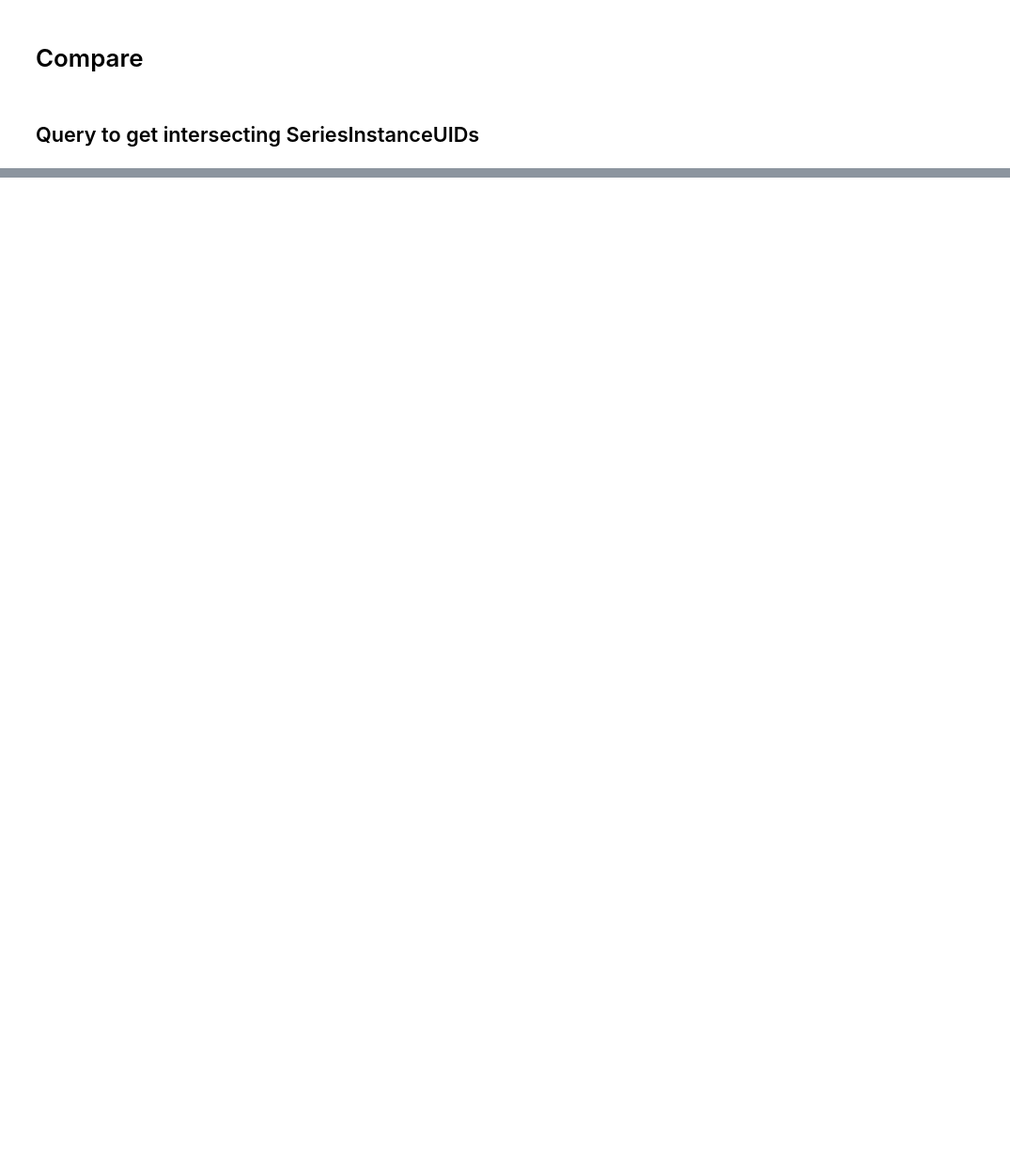
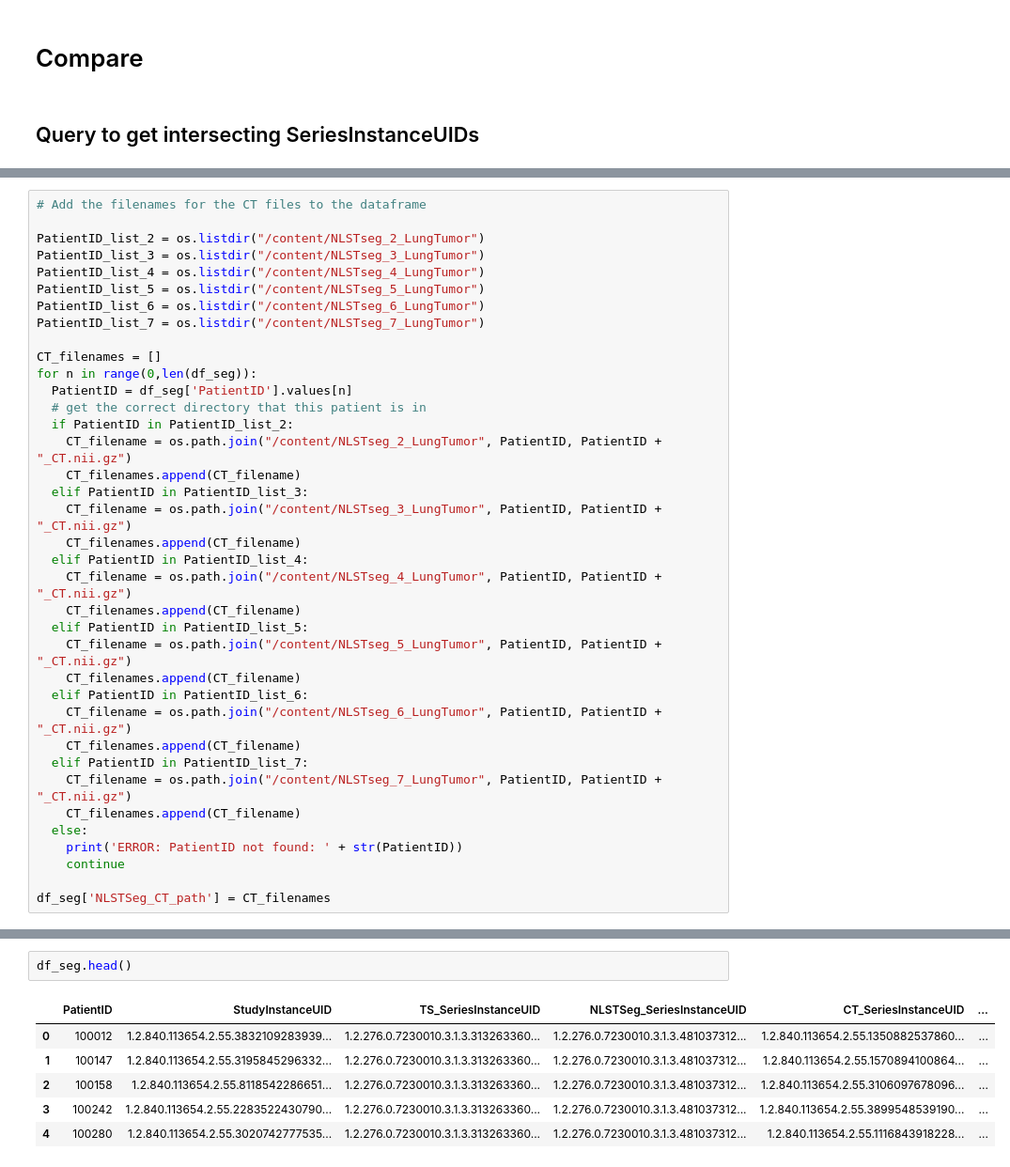
Before and after one commit to deepakri201/NLSTNatureSciData, a Jupyter notebook: TechnicalValidation/consistencyChecks/NLSTSegVsTS.ipynb, the cells around one changed output, grey strips where cells are left out. Shown: that part at 94% size. Cells and saved outputs as stored; diff of their text form; blank space fills up the shorter version.

```diff
--- a/TechnicalValidation/consistencyChecks/NLSTSegVsTS.ipynb
+++ b/TechnicalValidation/consistencyChecks/NLSTSegVsTS.ipynb
@@ -279 +283,38 @@ See the caveats in the documentation: https://pandas.pydata.org/pandas-docs/stab
+# %%
+# Add the filenames for the CT files to the dataframe
+
+PatientID_list_2 = os.listdir("/content/NLSTseg_2_LungTumor")
+PatientID_list_3 = os.listdir("/content/NLSTseg_3_LungTumor")
+PatientID_list_4 = os.listdir("/content/NLSTseg_4_LungTumor")
+PatientID_list_5 = os.listdir("/content/NLSTseg_5_LungTumor")
+PatientID_list_6 = os.listdir("/content/NLSTseg_6_LungTumor")
+PatientID_list_7 = os.listdir("/content/NLSTseg_7_LungTumor")
+
+CT_filenames = []
+for n in range(0,len(df_seg)):
+  PatientID = df_seg['PatientID'].values[n]
+  # get the correct directory that this patient is in
+  if PatientID in PatientID_list_2:
+    CT_filename = os.path.join("/content/NLSTseg_2_LungTumor", PatientID, PatientID + "_CT.nii.gz")
+    CT_filenames.append(CT_filename)
+  elif PatientID in PatientID_list_3:
+    CT_filename = os.path.join("/content/NLSTseg_3_LungTumor", PatientID, PatientID + "_CT.nii.gz")
+    CT_filenames.append(CT_filename)
+  elif PatientID in PatientID_list_4:
+    CT_filename = os.path.join("/content/NLSTseg_4_LungTumor", PatientID, PatientID + "_CT.nii.gz")
+    CT_filenames.append(CT_filename)
+  elif PatientID in PatientID_list_5:
+    CT_filename = os.path.join("/content/NLSTseg_5_LungTumor", PatientID, PatientID + "_CT.nii.gz")
+    CT_filenames.append(CT_filename)
+  elif PatientID in PatientID_list_6:
+    CT_filename = os.path.join("/content/NLSTseg_6_LungTumor", PatientID, PatientID + "_CT.nii.gz")
+    CT_filenames.append(CT_filename)
+  elif PatientID in PatientID_list_7:
+    CT_filename = os.path.join("/content/NLSTseg_7_LungTumor", PatientID, PatientID + "_CT.nii.gz")
+    CT_filenames.append(CT_filename)
+  else:
+    print('ERROR: PatientID not found: ' + str(PatientID))
+    continue
+
+df_seg['NLSTSeg_CT_path'] = CT_filenames
 # %% [markdown]
@@ -281,3 +322,12 @@ See the caveats in the documentation: https://pandas.pydata.org/pandas-docs/stab
+# %%
+df_seg.head()
+# %% [output]
+|  | PatientID | StudyInstanceUID | TS_SeriesInstanceUID | NLSTSeg_SeriesInstanceUID | CT_SeriesInstanceUID | ... |
+| 0 | 100012 | 1.2.840.113654.2.55.3832109283939... | 1.2.276.0.7230010.3.1.3.313263360... | 1.2.276.0.7230010.3.1.3.481037312... | 1.2.840.113654.2.55.1350882537860... | ... |
+| 1 | 100147 | 1.2.840.113654.2.55.3195845296332... | 1.2.276.0.7230010.3.1.3.313263360... | 1.2.276.0.7230010.3.1.3.481037312... | 1.2.840.113654.2.55.1570894100864... | ... |
+| 2 | 100158 | 1.2.840.113654.2.55.8118542286651... | 1.2.276.0.7230010.3.1.3.313263360... | 1.2.276.0.7230010.3.1.3.481037312... | 1.2.840.113654.2.55.3106097678096... | ... |
+| 3 | 100242 | 1.2.840.113654.2.55.2283522430790... | 1.2.276.0.7230010.3.1.3.313263360... | 1.2.276.0.7230010.3.1.3.481037312... | 1.2.840.113654.2.55.3899548539190... | ... |
+| 4 | 100280 | 1.2.840.113654.2.55.3020742777535... | 1.2.276.0.7230010.3.1.3.313263360... | 1.2.276.0.7230010.3.1.3.481037312... | 1.2.840.113654.2.55.1116843918228... | ... |
 # %%
 if not os.path.isdir("/content/lesion_matching"):
   os.makedirs("/content/lesion_matching", exist_ok=True)
```
Also changed, not shown: parts of 28 cells of this notebook.
